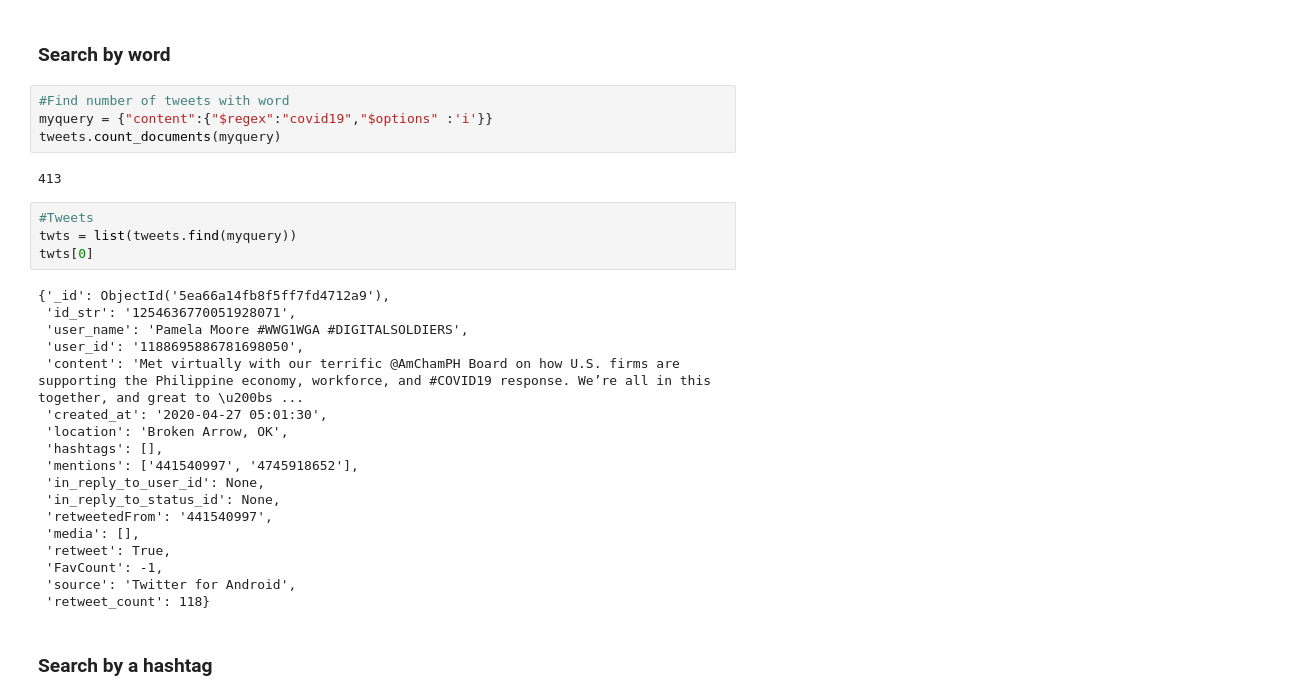
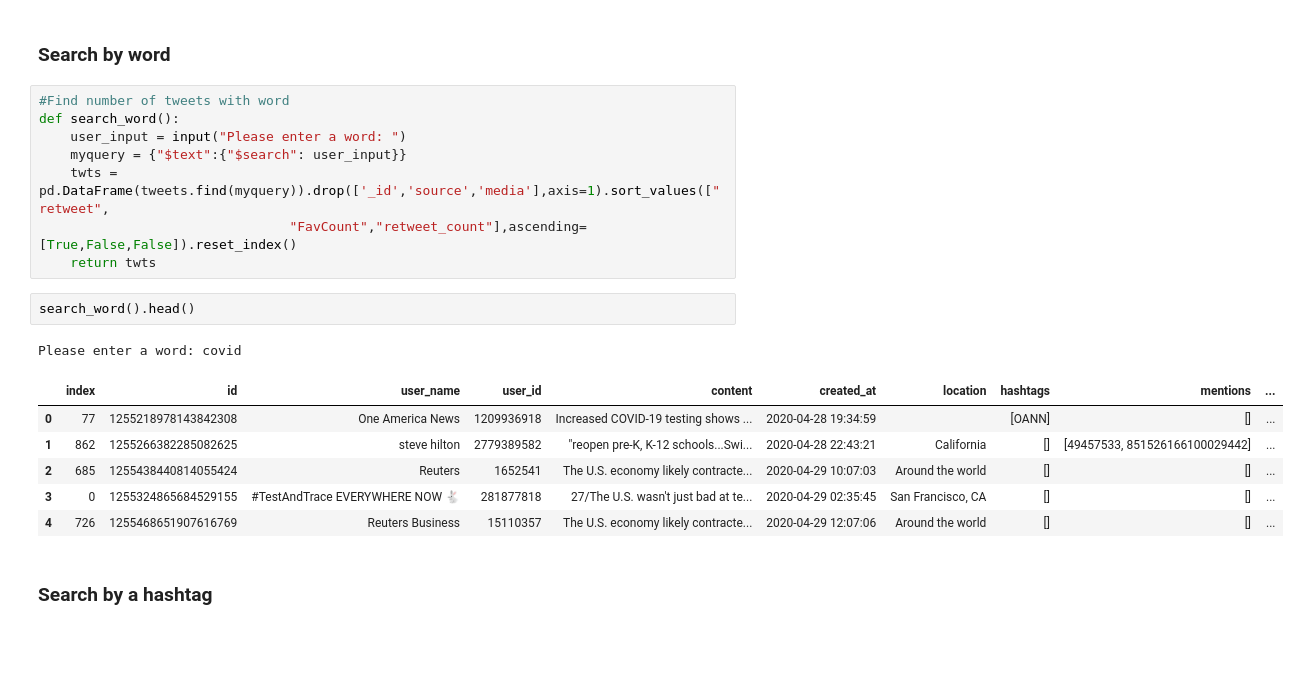
Before and after one commit to SankBad/Twitter_Database, a Jupyter notebook: Query.ipynb, the cells around one changed output. Drawn from its saved outputs; the diff is of its cells as text; blank space fills up the shorter version.

```diff
--- a/Query.ipynb
+++ b/Query.ipynb
@@ -201,33 +201,23 @@ twts[0]
  'retweet_count': 1752}
 # %% [markdown]
 ### Search by word
-# %%
-#Find number of tweets with word
-myquery = {"content":{"$regex":"covid19","$options" :'i'}}
-tweets.count_documents(myquery)
-# %% [output]
-413
-# %%
-#Tweets
-twts = list(tweets.find(myquery))
-twts[0]
-# %% [output]
-{'_id': ObjectId('5ea66a14fb8f5ff7fd4712a9'),
- 'id_str': '1254636770051928071',
- 'user_name': 'Pamela Moore #WWG1WGA #DIGITALSOLDIERS',
- 'user_id': '1188695886781698050',
- 'content': 'Met virtually with our terrific @AmChamPH Board on how U.S. firms are supporting the Philippine economy, workforce, and #COVID19 response. We’re all in this together, and great to \u200bs ...
- 'created_at': '2020-04-27 05:01:30',
- 'location': 'Broken Arrow, OK',
- 'hashtags': [],
- 'mentions': ['441540997', '4745918652'],
- 'in_reply_to_user_id': None,
- 'in_reply_to_status_id': None,
- 'retweetedFrom': '441540997',
- 'media': [],
- 'retweet': True,
- 'FavCount': -1,
- 'source': 'Twitter for Android',
- 'retweet_count': 118}
+# %%
+#Find number of tweets with word
+def search_word():
+    user_input = input("Please enter a word: ")
+    myquery = {"$text":{"$search": user_input}}
+    twts = pd.DataFrame(tweets.find(myquery)).drop(['_id','source','media'],axis=1).sort_values(["retweet",
+                                "FavCount","retweet_count"],ascending=[True,False,False]).reset_index()
+    return twts
+# %%
+search_word().head()
+# %% [output]
+Please enter a word: covid
+|  | index | id | user_name | user_id | content | created_at | location | hashtags | mentions | ... |
+| 0 | 77 | 1255218978143842308 | One America News | 1209936918 | Increased COVID-19 testing shows ... | 2020-04-28 19:34:59 |  | [OANN] | [] | ... |
+| 1 | 862 | 1255266382285082625 | steve hilton | 2779389582 | "reopen pre-K, K-12 schools...Swi... | 2020-04-28 22:43:21 | California | [] | [49457533, 851526166100029442] | ... |
+| 2 | 685 | 1255438440814055424 | Reuters | 1652541 | The U.S. economy likely contracte... | 2020-04-29 10:07:03 | Around the world | [] | [] | ... |
+| 3 | 0 | 1255324865684529155 | #TestAndTrace EVERYWHERE NOW 🐇 | 281877818 | 27/The U.S. wasn't just bad at te... | 2020-04-29 02:35:45 | San Francisco, CA | [] | [] | ... |
+| 4 | 726 | 1255468651907616769 | Reuters Business | 15110357 | The U.S. economy likely contracte... | 2020-04-29 12:07:06 | Around the world | [] | [] | ... |
 # %% [markdown]
 ### Search by a hashtag
```
Also changed, not shown: parts of 25 cells of this notebook.
